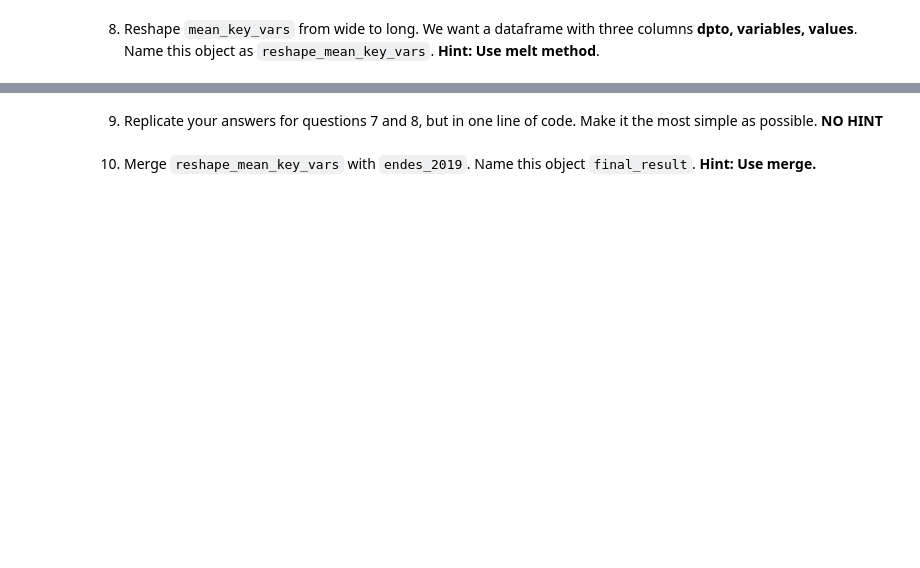
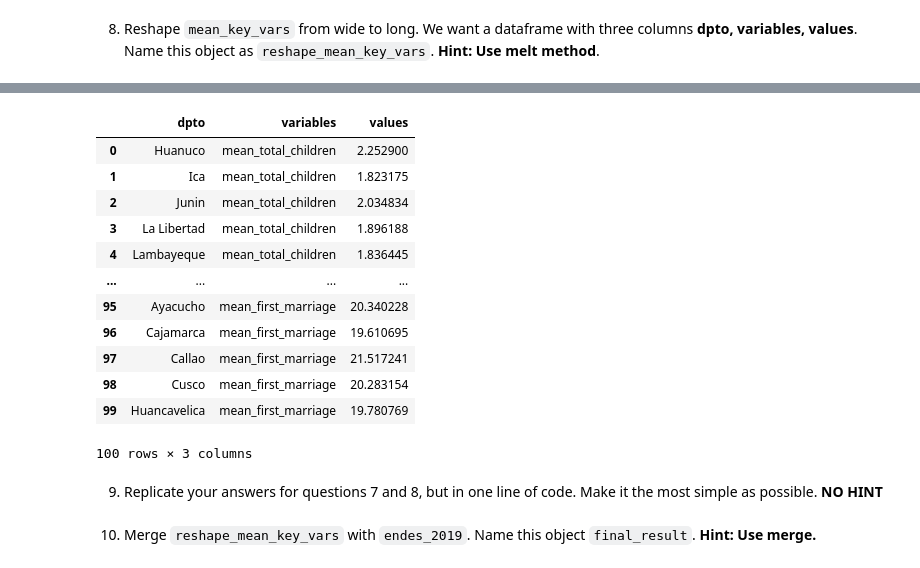
Before and after one commit to alexanderquispe/Diplomado_PUCP, a Jupyter notebook: Lecture_3/Assigment3/group_6_ass_3_2022.ipynb, the cells around one changed output, grey strips where cells are left out. Saved outputs shown, nothing was run; the diff lists cells and outputs as text; code cells hidden in the pictures; blank space fills up the shorter version.

```diff
--- a/Lecture_3/Assigment3/group_6_ass_3_2022.ipynb
+++ b/Lecture_3/Assigment3/group_6_ass_3_2022.ipynb
@@ -171,3 +255,24 @@ df3
+# %%
+# Use reshape to convert wide to long using melt
+reshape_mean_key_vars = mean_key_vars.melt(id_vars=["V024"],
+                              var_name="variables",
+                              value_name="values").rename({"V024" : "dpto"}, axis = 1 )
+# %%
+reshape_mean_key_vars
+# %% [output]
+|  | dpto | variables | values |
+| 0 | Huanuco | mean_total_children | 2.252900 |
+| 1 | Ica | mean_total_children | 1.823175 |
+| 2 | Junin | mean_total_children | 2.034834 |
+| 3 | La Libertad | mean_total_children | 1.896188 |
+| 4 | Lambayeque | mean_total_children | 1.836445 |
+| ... | ... | ... | ... |
+| 95 | Ayacucho | mean_first_marriage | 20.340228 |
+| 96 | Cajamarca | mean_first_marriage | 19.610695 |
+| 97 | Callao | mean_first_marriage | 21.517241 |
+| 98 | Cusco | mean_first_marriage | 20.283154 |
+| 99 | Huancavelica | mean_first_marriage | 19.780769 |
+100 rows × 3 columns
 # %% [markdown]
 9. Replicate your answers for questions 7 and 8, but in one line of code. Make it the most simple as possible. **NO HINT**
 # %% [markdown]
```
Also changed, not shown: parts of 10 cells of this notebook.
